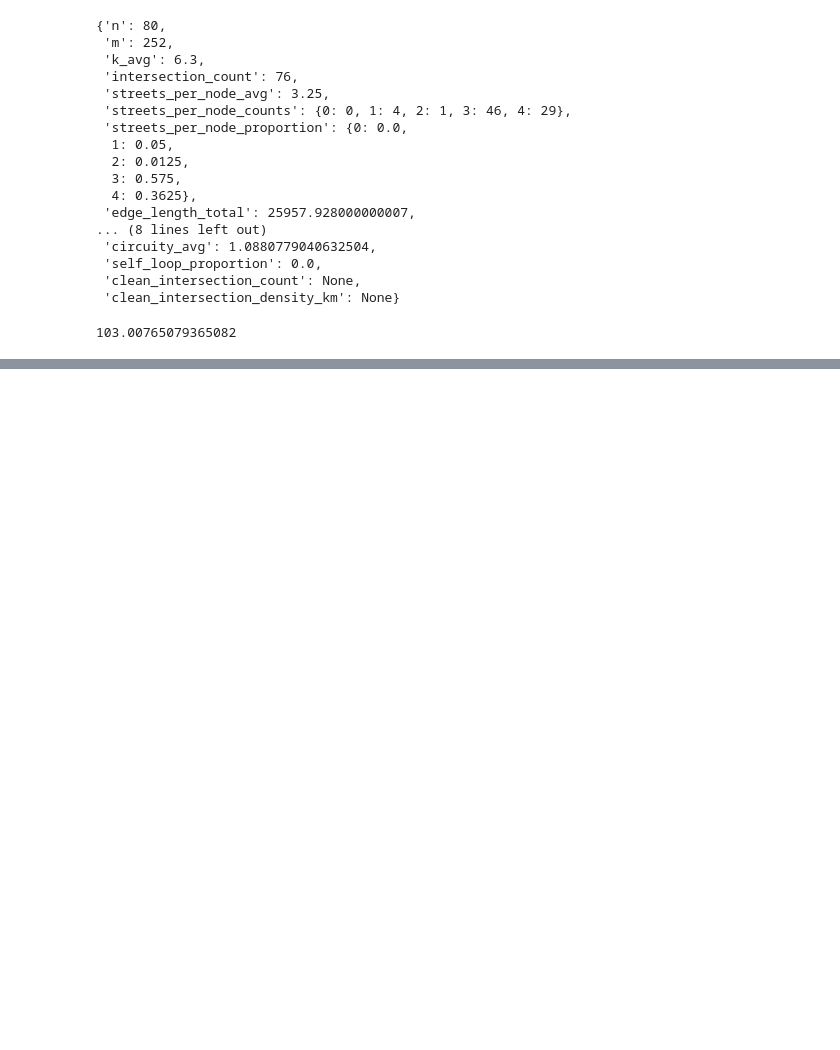
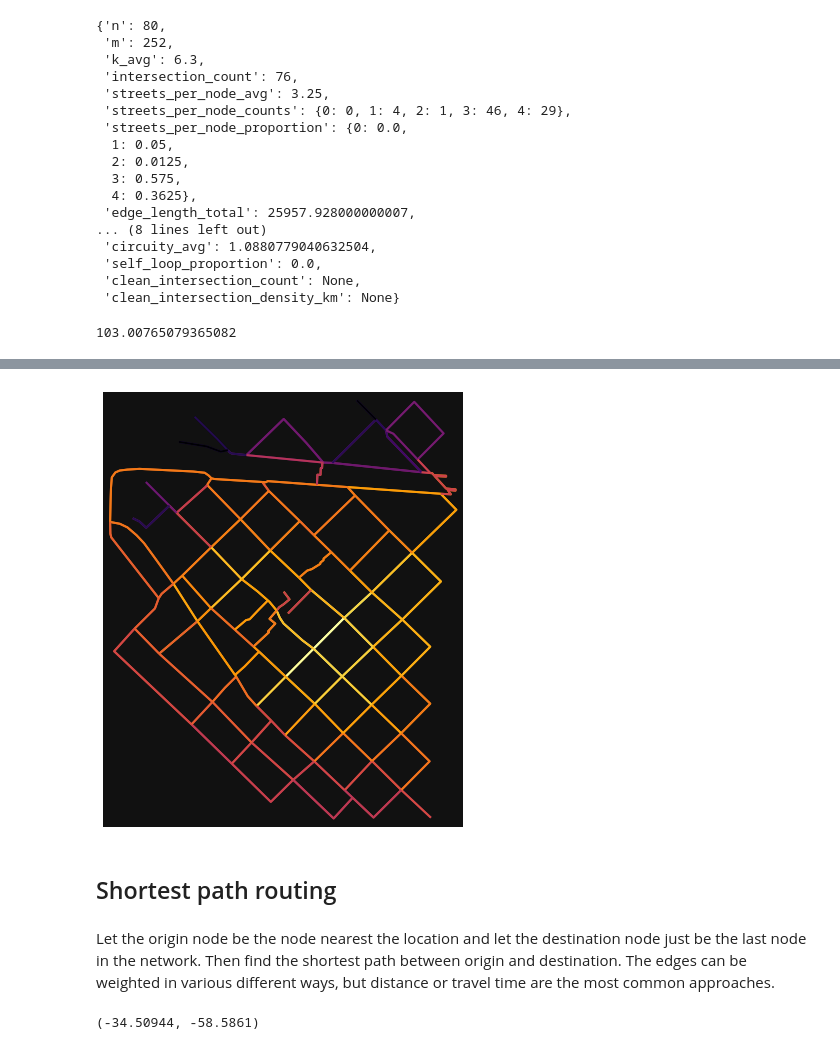
Before and after one commit to PyMap/AUPY, a Jupyter notebook: Clase 4/04_04_OSMNx.ipynb, the cells around one changed output, grey strips where cells are left out. Saved outputs shown, nothing was run; the diff lists cells and outputs as text; code cells hidden in the pictures; blank space fills up the shorter version.

```diff
--- a/Clase 4/04_04_OSMNx.ipynb
+++ b/Clase 4/04_04_OSMNx.ipynb
@@ -362,0 +517,15 @@ Entre los distintos métodos que se revisaron para descargar una red, elegir aqu
+# %%
+# color edges in original graph with closeness centralities from line graph
+ec = ox.plot.get_edge_colors_by_attr(G, 'edge_centrality', cmap='inferno')
+fig, ax = ox.plot_graph(G, edge_color=ec, edge_linewidth=2, node_size=0)
+# %% [output]
+[figure, added]
+# %% [markdown]
+## Shortest path routing
+# %% [markdown]
+Let the origin node be the node nearest the location and let the destination node just be the last node in the network. Then find the shortest path between origin and destination. The edges can be weighted in various different ways, but distance or travel time are the most common approaches.
+# %%
+# punto de referencia desde donde creamos la red
+referencia
+# %% [output]
+(-34.50944, -58.5861)
```
Also changed, not shown: parts of 99 cells of this notebook, 12 other files.
